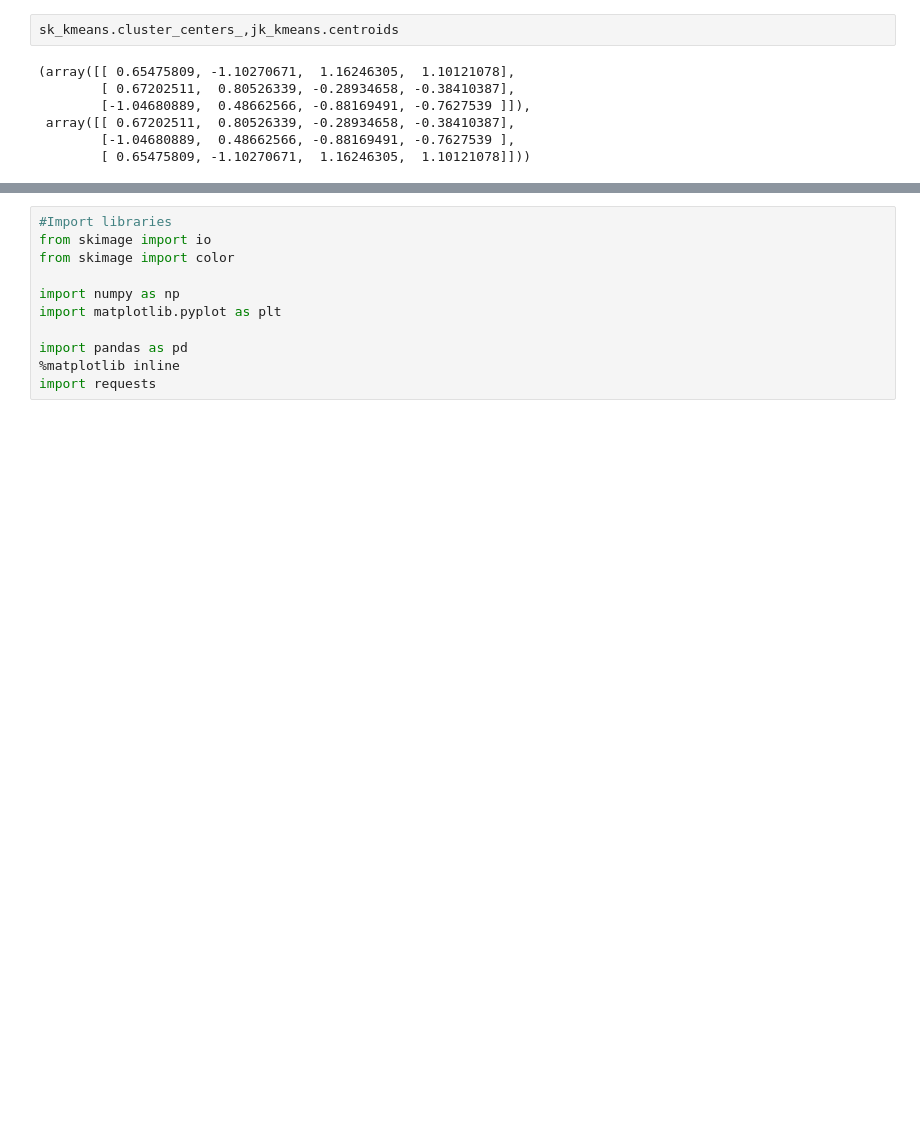
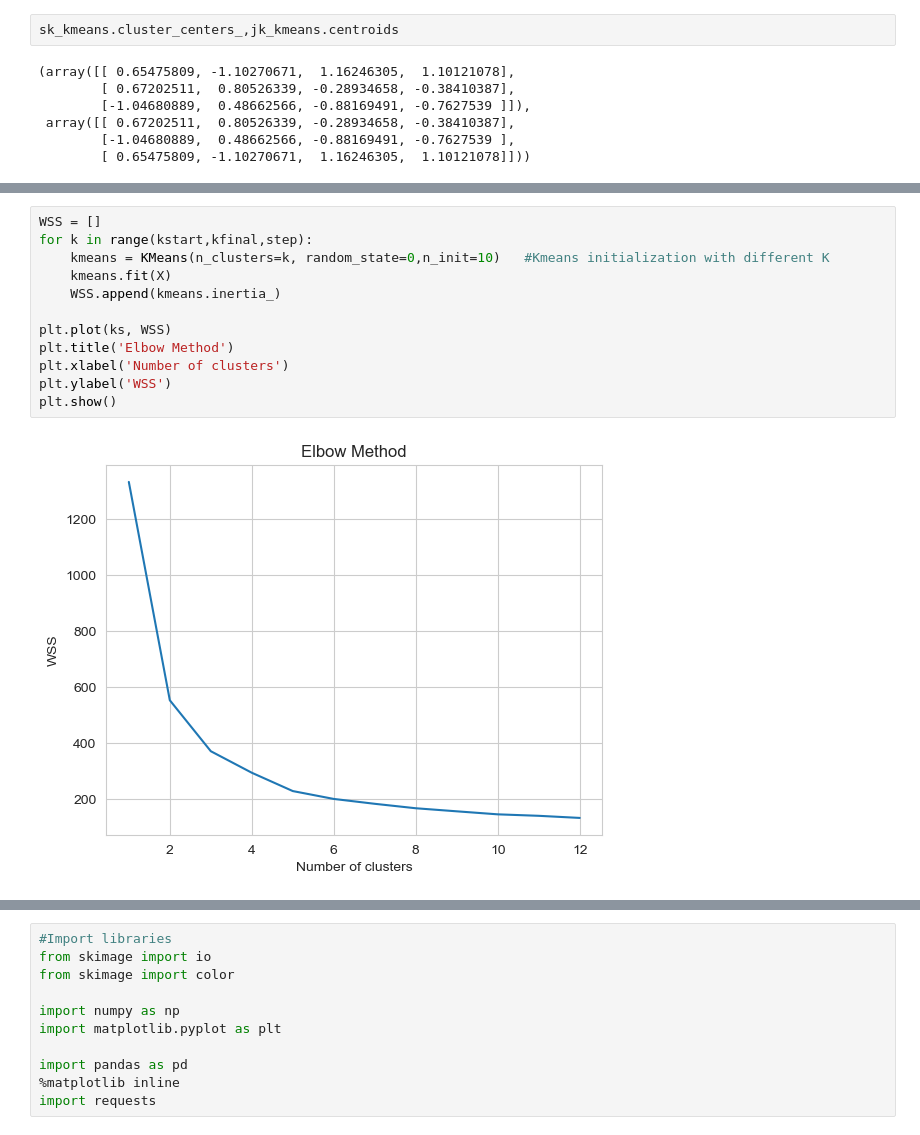
Before and after one commit to jcasarmiento/Clustering, a Jupyter notebook: K-Means-Ex.ipynb, the cells around one changed output, grey strips where cells are left out. Drawn from its saved outputs; the diff is of its cells as text; blank space fills up the shorter version.

```diff
--- a/K-Means-Ex.ipynb
+++ b/K-Means-Ex.ipynb
@@ -151,2 +184,16 @@ plt.show()
+# %%
+WSS = []
+for k in range(kstart,kfinal,step):
+    kmeans = KMeans(n_clusters=k, random_state=0,n_init=10)   #Kmeans initialization with different K
+    kmeans.fit(X)
+    WSS.append(kmeans.inertia_)
+
+plt.plot(ks, WSS)
+plt.title('Elbow Method')
+plt.xlabel('Number of clusters')
+plt.ylabel('WSS')
+plt.show()
+# %% [output]
+[figure, added]
 # %%
 #TODO train 1000 models, with random initialization. Plot the results of the losses
```
Also changed, not shown: parts of 6 cells of this notebook.
